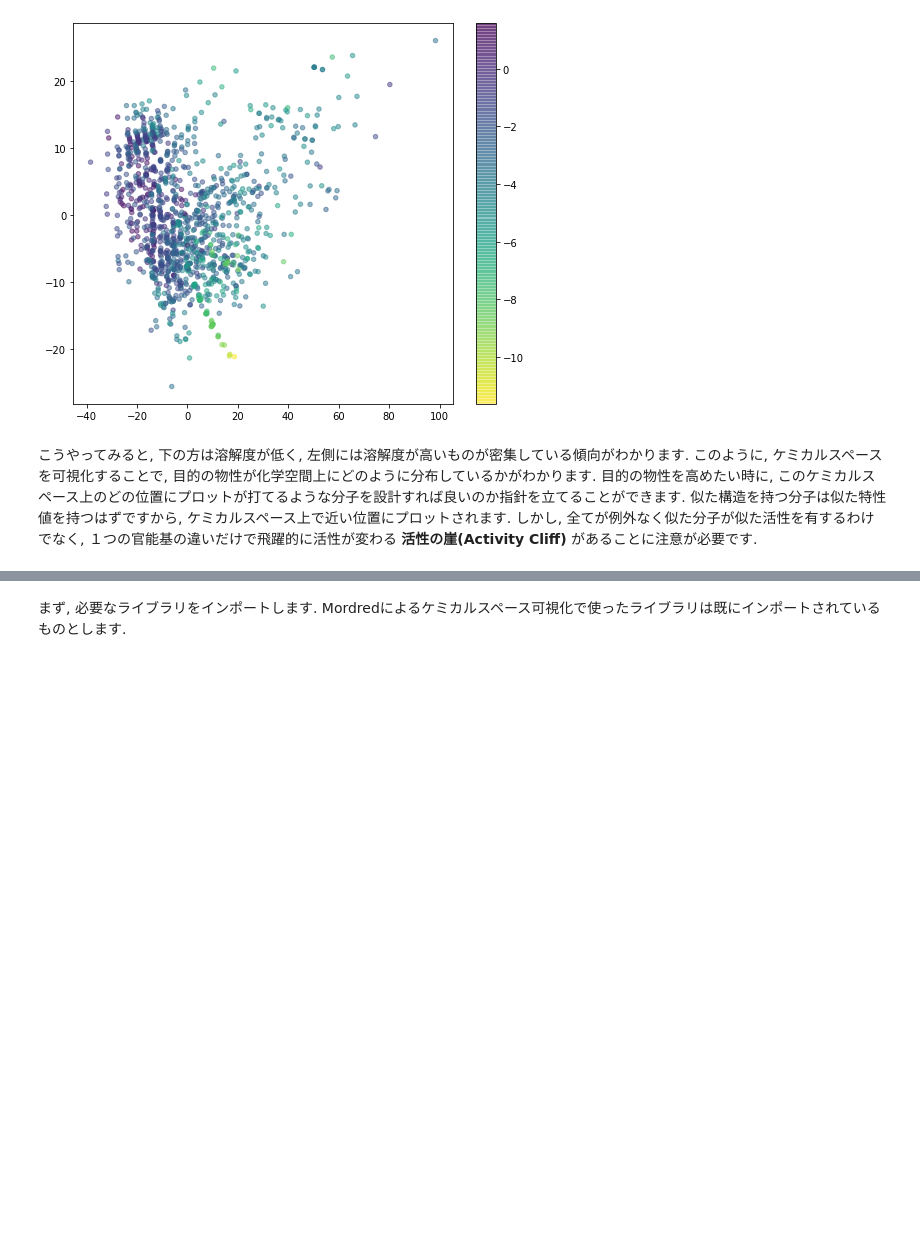
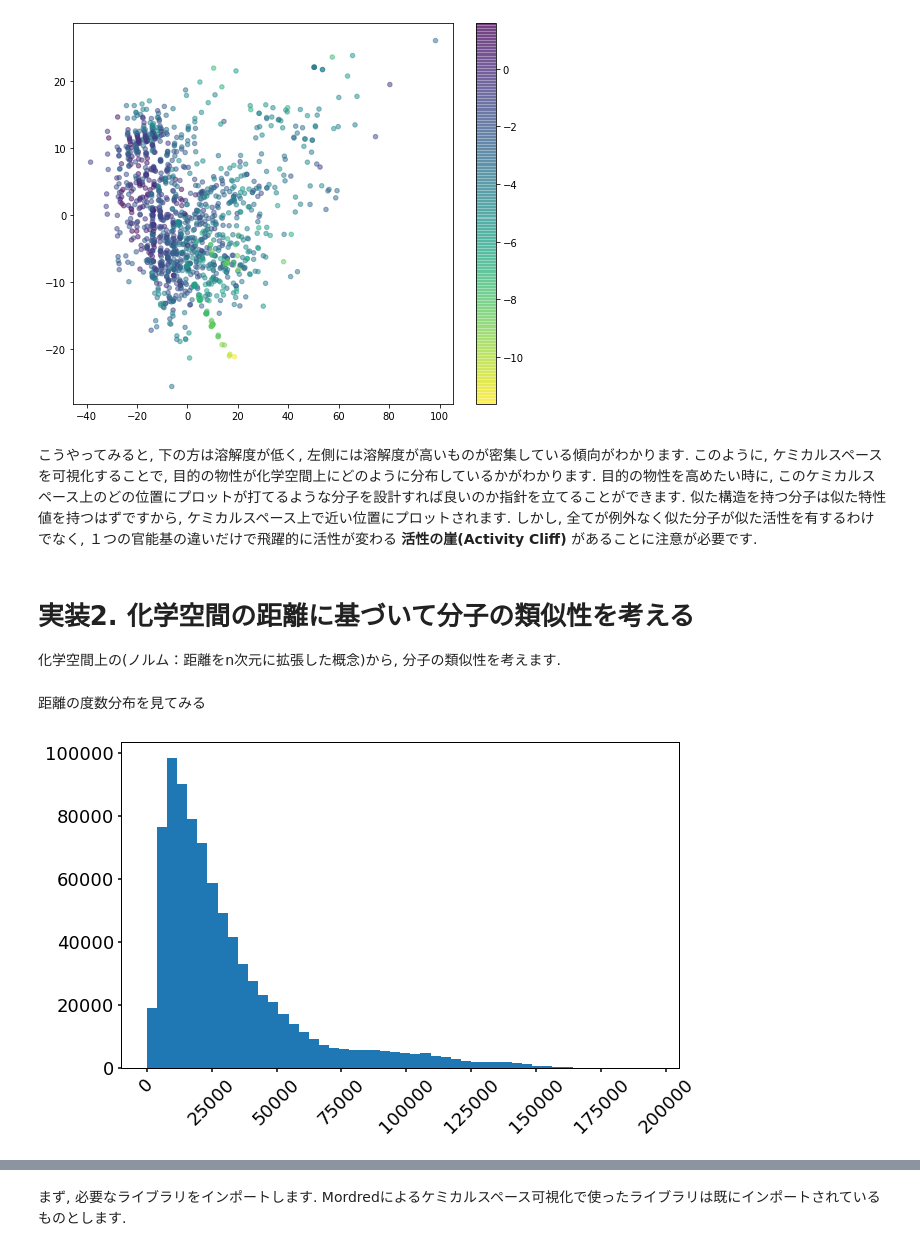
Before and after one commit to TeddyGlass/tutorials, a Jupyter notebook: notebook/chapter4.ipynb, the cells around one changed output, grey strips where cells are left out. Saved outputs shown, nothing was run; the diff lists cells and outputs as text; code cells hidden in the pictures; blank space fills up the shorter version.

```diff
--- a/notebook/chapter4.ipynb
+++ b/notebook/chapter4.ipynb
@@ -120,3 +122,29 @@ plt.show()
 [figure]
 # %% [markdown]
 こうやってみると, 下の方は溶解度が低く, 左側には溶解度が高いものが密集している傾向がわかります. このように, ケミカルスペースを可視化することで, 目的の物性が化学空間上にどのように分布しているかがわかります. 目的の物性を高めたい時に, このケミカルスペース上のどの位置にプロットが打てるような分子を設計すれば良いのか指針を立てることができます. 似た構造を持つ分子は似た特性値を持つはずですから, ケミカルスペース上で近い位置にプロットされます. しかし, 全てが例外なく似た分子が似た活性を有するわけでなく, １つの官能基の違いだけで飛躍的に活性が変わる **活性の崖(Activity Cliff)** があることに注意が必要です.
+# %% [markdown]
+# 実装2. 化学空間の距離に基づいて分子の類似性を考える
+化学空間上の(ノルム：距離をn次元に拡張した概念)から, 分子の類似性を考えます.
+# %%
+dist_matrix = np.zeros([X.shape[0], X.shape[0]])
+for i in tqdm(range(X.shape[0])):
+    for j in range(X.shape[0]):
+        vector1 = X[i,:]
+        vector2 = X[j,:]
+        dist = np.linalg.norm(vector1 - vector2)
+        dist_matrix[i, j] = dist
+# %% [markdown]
+距離の度数分布を見てみる
+# %%
+euclid_dist_unique = []
+for i in range(dist_matrix.shape[0]):
+    euclid_dist_unique.append(dist_matrix[i, i+1:]) # similarity行列の上半分(の三角形)だけ取得します. #i==jの成分は無視されます.
+euclid_dist_uniqu = np.concatenate(euclid_dist_unique, axis=0) # 結果を全て結合して並べます
+
+# 度数分布の描写
+plt.figure(figsize=(10,6))
+plt.hist(euclid_dist_uniqu, bins=50)
+plt.xticks(rotation=45)
+plt.show()
+# %% [output]
+[figure, added]
```
Also changed, not shown: parts of 28 cells of this notebook.
